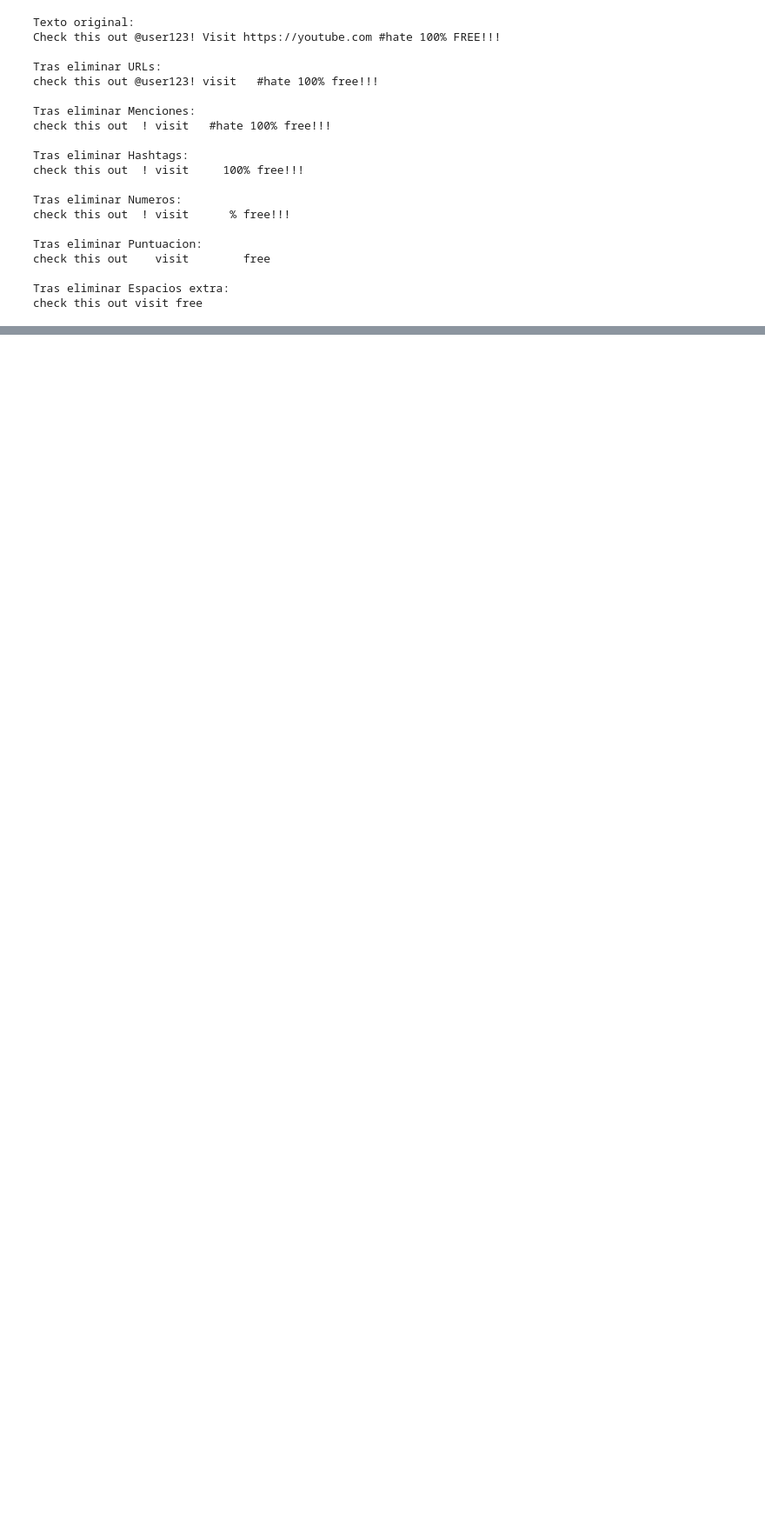
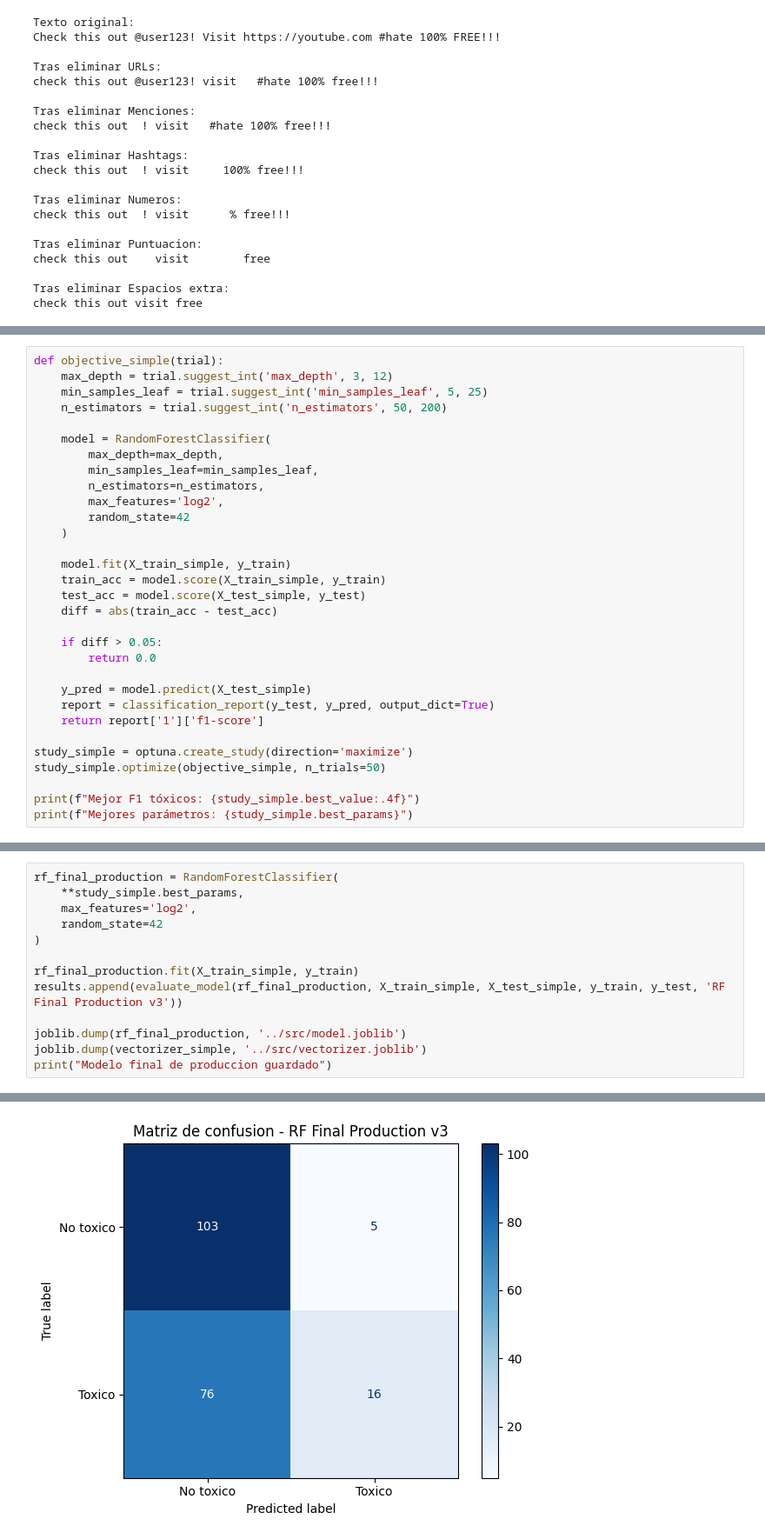
Before and after one commit to Bootcamp-IA-P6/p9e5, a Jupyter notebook: notebooks/03_modeling.ipynb, the cells around one changed output, grey strips where cells are left out. Shown at 87% size. Drawn from its saved outputs; the diff is of its cells as text; blank space fills up the shorter version.

```diff
--- a/notebooks/03_modeling.ipynb
+++ b/notebooks/03_modeling.ipynb
@@ -730,0 +822,31 @@ check this out visit free
+# %%
+def objective_simple(trial):
+    max_depth = trial.suggest_int('max_depth', 3, 12)
+    min_samples_leaf = trial.suggest_int('min_samples_leaf', 5, 25)
+    n_estimators = trial.suggest_int('n_estimators', 50, 200)
+
+    model = RandomForestClassifier(
+        max_depth=max_depth,
+        min_samples_leaf=min_samples_leaf,
+        n_estimators=n_estimators,
+        max_features='log2',
+        random_state=42
+    )
+
+    model.fit(X_train_simple, y_train)
+    train_acc = model.score(X_train_simple, y_train)
+    test_acc = model.score(X_test_simple, y_test)
+    diff = abs(train_acc - test_acc)
+
+    if diff > 0.05:
+        return 0.0
+
+    y_pred = model.predict(X_test_simple)
+    report = classification_report(y_test, y_pred, output_dict=True)
+    return report['1']['f1-score']
+
+study_simple = optuna.create_study(direction='maximize')
+study_simple.optimize(objective_simple, n_trials=50)
+
+print(f"Mejor F1 tóxicos: {study_simple.best_value:.4f}")
+print(f"Mejores parámetros: {study_simple.best_params}")
@@ -730,0 +864,14 @@ check this out visit free
+# %%
+rf_final_production = RandomForestClassifier(
+    **study_simple.best_params,
+    max_features='log2',
+    random_state=42
+)
+
+rf_final_production.fit(X_train_simple, y_train)
+results.append(evaluate_model(rf_final_production, X_train_simple, X_test_simple, y_train, y_test, 'RF Final Production v3'))
+
+joblib.dump(rf_final_production, '../src/model.joblib')
+joblib.dump(vectorizer_simple, '../src/vectorizer.joblib')
+print("Modelo final de produccion guardado")
+# %% [output]
@@ -730,0 +894 @@ check this out visit free
+[figure, added]
```
Also changed, not shown: parts of 14 cells of this notebook, 2 other files.
